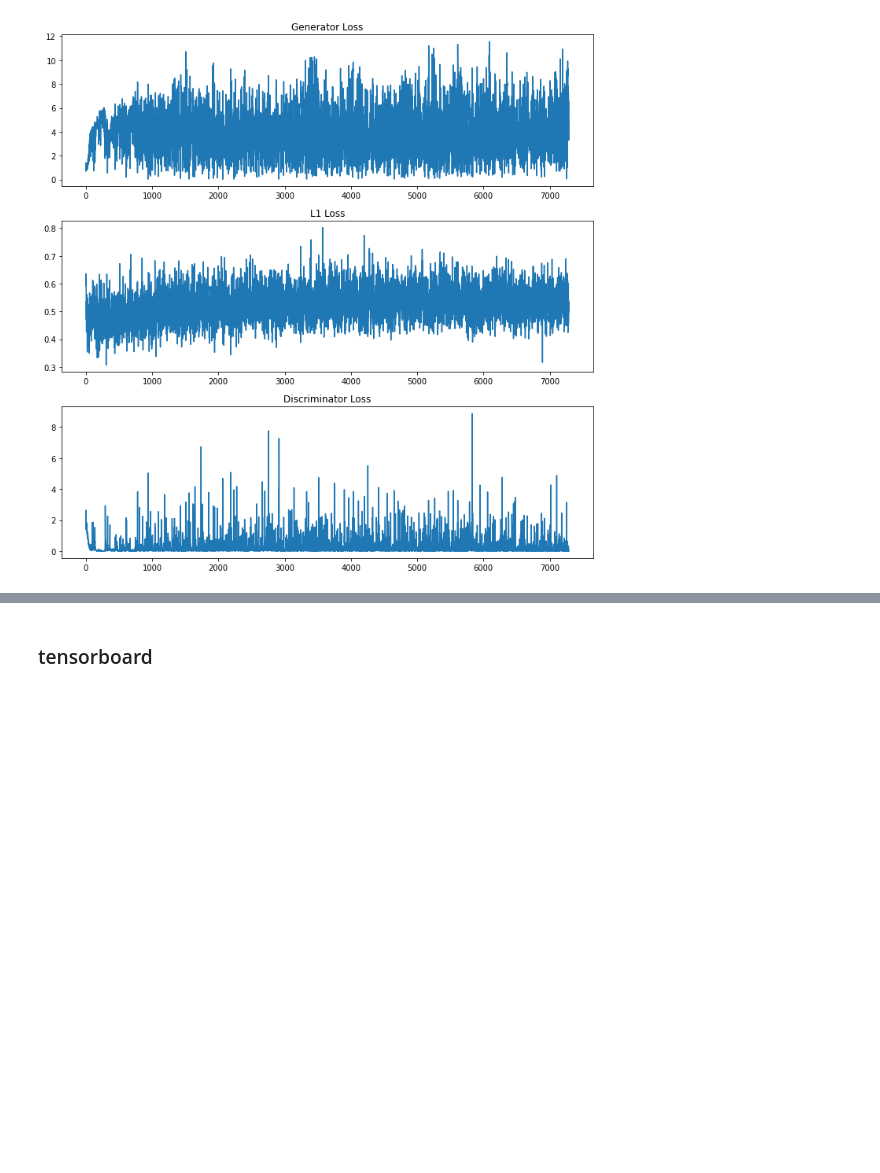
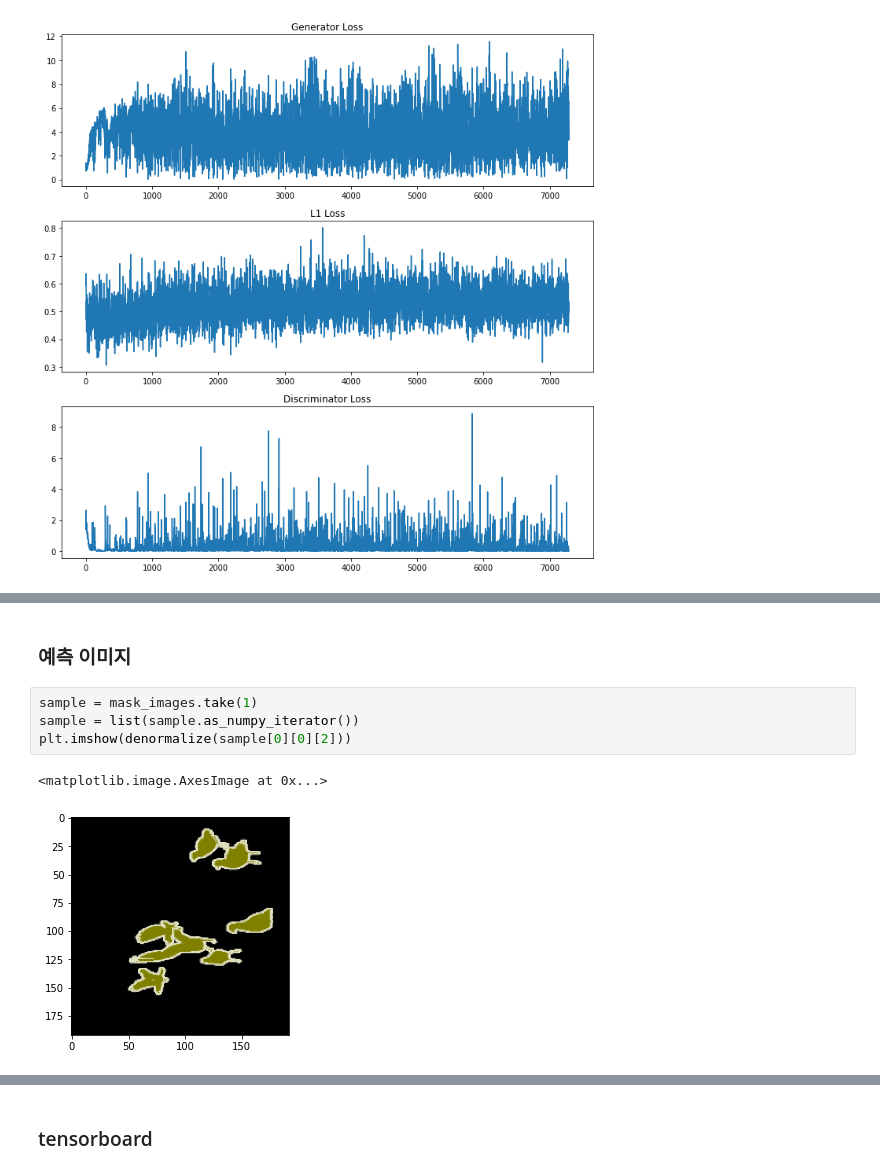
Before and after one commit to knachinen/Main_Quest_2, a Jupyter notebook: kimseongjin_pascal_voc_image_segmentation.ipynb, the cells around one changed output, grey strips where cells are left out. Saved outputs shown, nothing was run; the diff lists cells and outputs as text; blank space fills up the shorter version.

```diff
--- a/kimseongjin_pascal_voc_image_segmentation.ipynb
+++ b/kimseongjin_pascal_voc_image_segmentation.ipynb
@@ -431,0 +494,9 @@ plt.show()
+# %% [markdown]
+### 예측 이미지
+# %%
+sample = mask_images.take(1)
+sample = list(sample.as_numpy_iterator())
+plt.imshow(denormalize(sample[0][0][2]))
+# %% [output]
+<matplotlib.image.AxesImage at 0x...>
+[figure, added]
```
Also changed, not shown: parts of 9 cells of this notebook.
